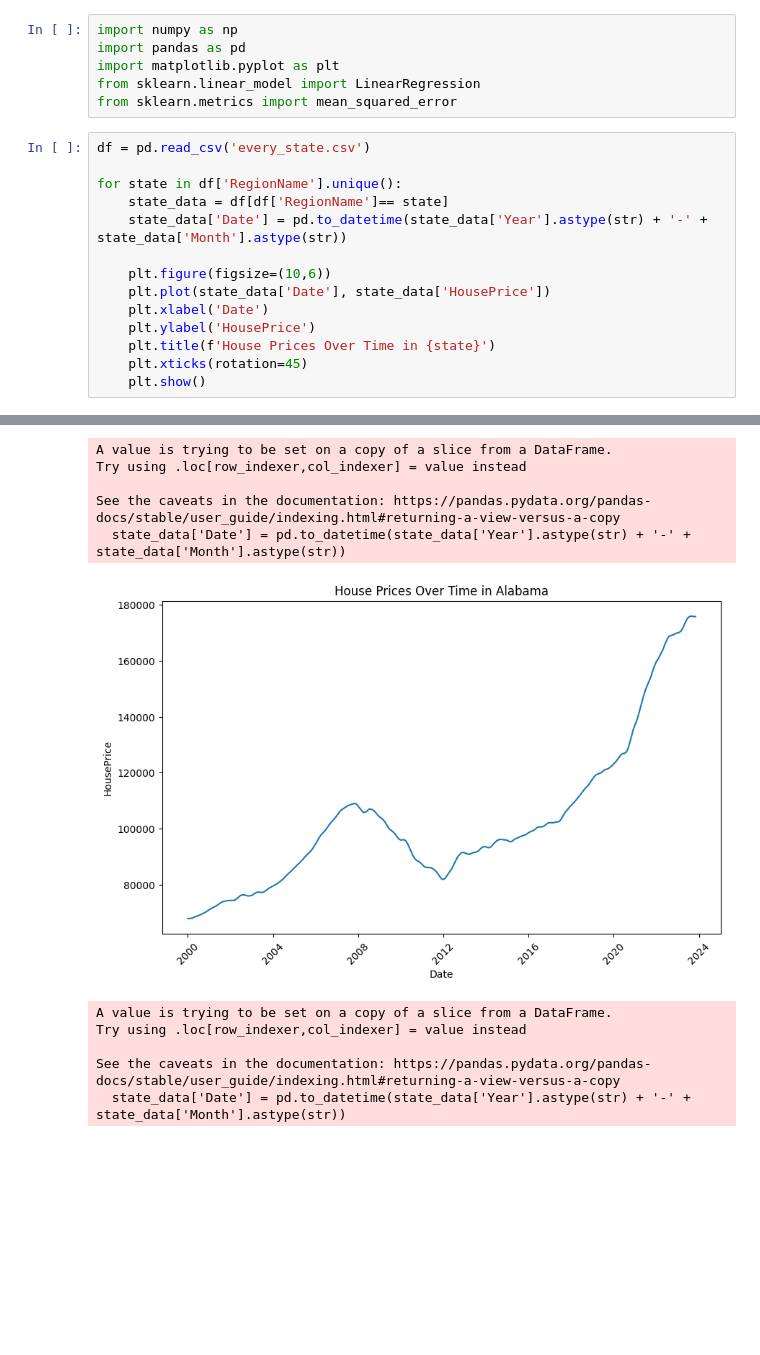
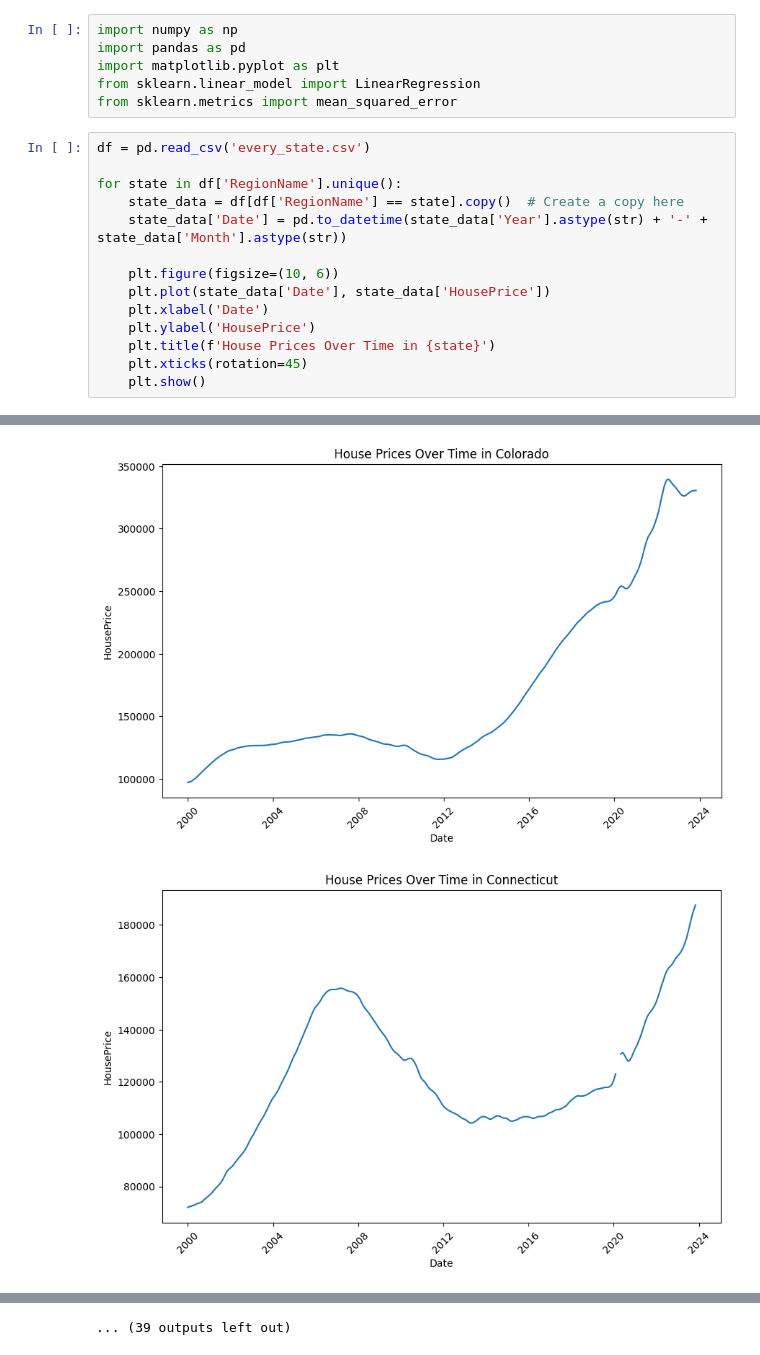
Before and after one commit to ImmanuelEgboche/ML-Practice-, a Jupyter notebook: 1-2 week/state_analysis.ipynb, the cells around one changed output, grey strips where cells are left out. Cells and saved outputs as stored; diff of their text form; blank space fills up the shorter version.

```diff
--- a/1-2 week/state_analysis.ipynb
+++ b/1-2 week/state_analysis.ipynb
@@ -8,10 +8,10 @@ from sklearn.metrics import mean_squared_error
 df = pd.read_csv('every_state.csv')
 
 for state in df['RegionName'].unique():
-    state_data = df[df['RegionName']== state]
+    state_data = df[df['RegionName'] == state].copy()  # Create a copy here
     state_data['Date'] = pd.to_datetime(state_data['Year'].astype(str) + '-' + state_data['Month'].astype(str))
 
-    plt.figure(figsize=(10,6))
+    plt.figure(figsize=(10, 6))
     plt.plot(state_data['Date'], state_data['HousePrice'])
     plt.xlabel('Date')
     plt.ylabel('HousePrice')
@@ -21,0 +27,2 @@ for state in df['RegionName'].unique():
+[figure]
+[figure, added]
@@ -22,11 +34 @@ for state in df['RegionName'].unique():
-A value is trying to be set on a copy of a slice from a DataFrame.
-Try using .loc[row_indexer,col_indexer] = value instead
-
-See the caveats in the documentation: https://pandas.pydata.org/pandas-docs/stable/user_guide/indexing.html#returning-a-view-versus-a-copy
-  state_data['Date'] = pd.to_datetime(state_data['Year'].astype(str) + '-' + state_data['Month'].astype(str))
+... (39 outputs left out)
-[figure]
-A value is trying to be set on a copy of a slice from a DataFrame.
-Try using .loc[row_indexer,col_indexer] = value instead
-
-See the caveats in the documentation: https://pandas.pydata.org/pandas-docs/stable/user_guide/indexing.html#returning-a-view-versus-a-copy
-  state_data['Date'] = pd.to_datetime(state_data['Year'].astype(str) + '-' + state_data['Month'].astype(str))
```
Also changed, not shown: parts of 1 cell of this notebook.
